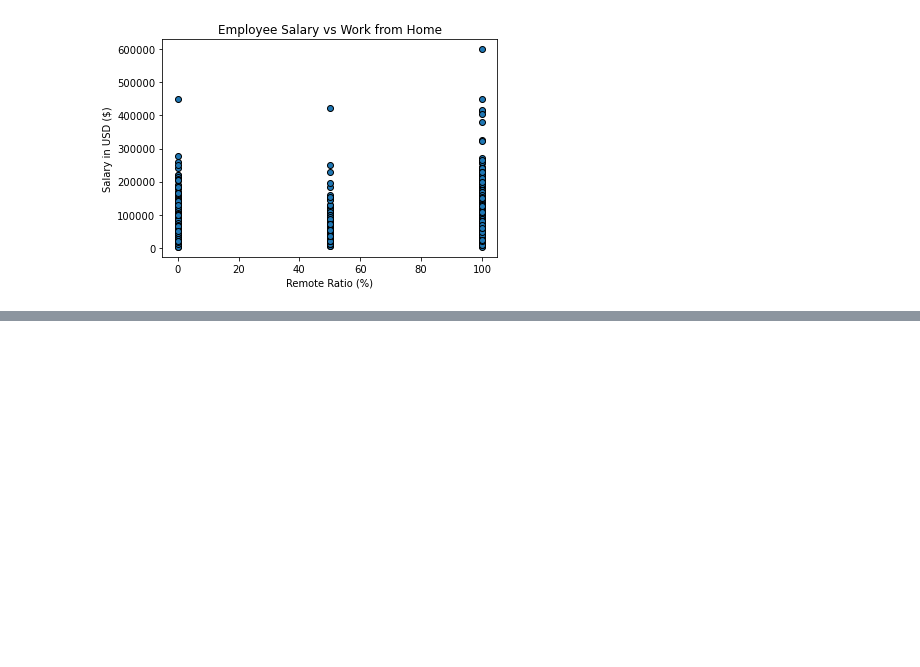
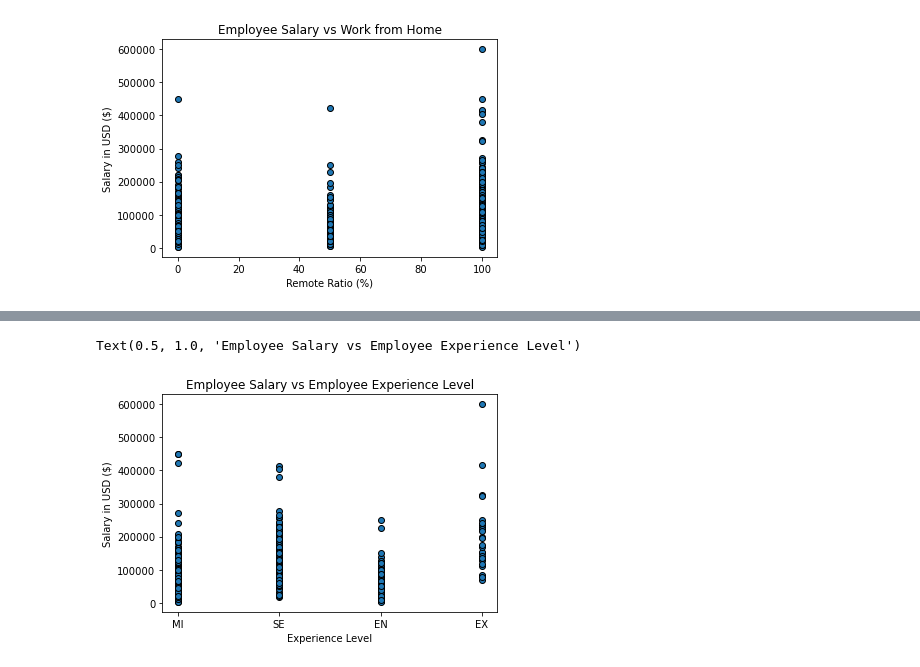
Before and after one commit to Prathima0808/project-one, a Jupyter notebook: Carl - Research Question 1.ipynb, the cells around one changed output, grey strips where cells are left out. Cells and saved outputs as stored; diff of their text form; code cells hidden in the pictures; blank space fills up the shorter version.

```diff
--- a/Carl - Research Question 1.ipynb
+++ b/Carl - Research Question 1.ipynb
@@ -4,7 +4,7 @@ import pandas as pd
 import scipy.stats as st
 import numpy as np
 # %%
-ds_salaries_df = pd.read_csv("ds_salaries.csv")
+ds_salaries_df = pd.read_csv("Resources/ds_salaries.csv")
 del ds_salaries_df["Unnamed: 0"]
 
 ds_renamed_df = ds_salaries_df.rename(columns={"work_year":"Work Year",
@@ -83,0 +128,8 @@ Text(0.5, 1.0, 'Employee Salary vs Work from Home')
+# %%
+plt.scatter(ds_renamed_df["Experience Level"], ds_renamed_df["Salary in USD"], edgecolor = "black")
+plt.xlabel("Experience Level")
+plt.ylabel("Salary in USD ($)")
+plt.title("Employee Salary vs Employee Experience Level")
+# %% [output]
+Text(0.5, 1.0, 'Employee Salary vs Employee Experience Level')
+[figure, added]
```
Also changed, not shown: parts of 4 cells of this notebook.
